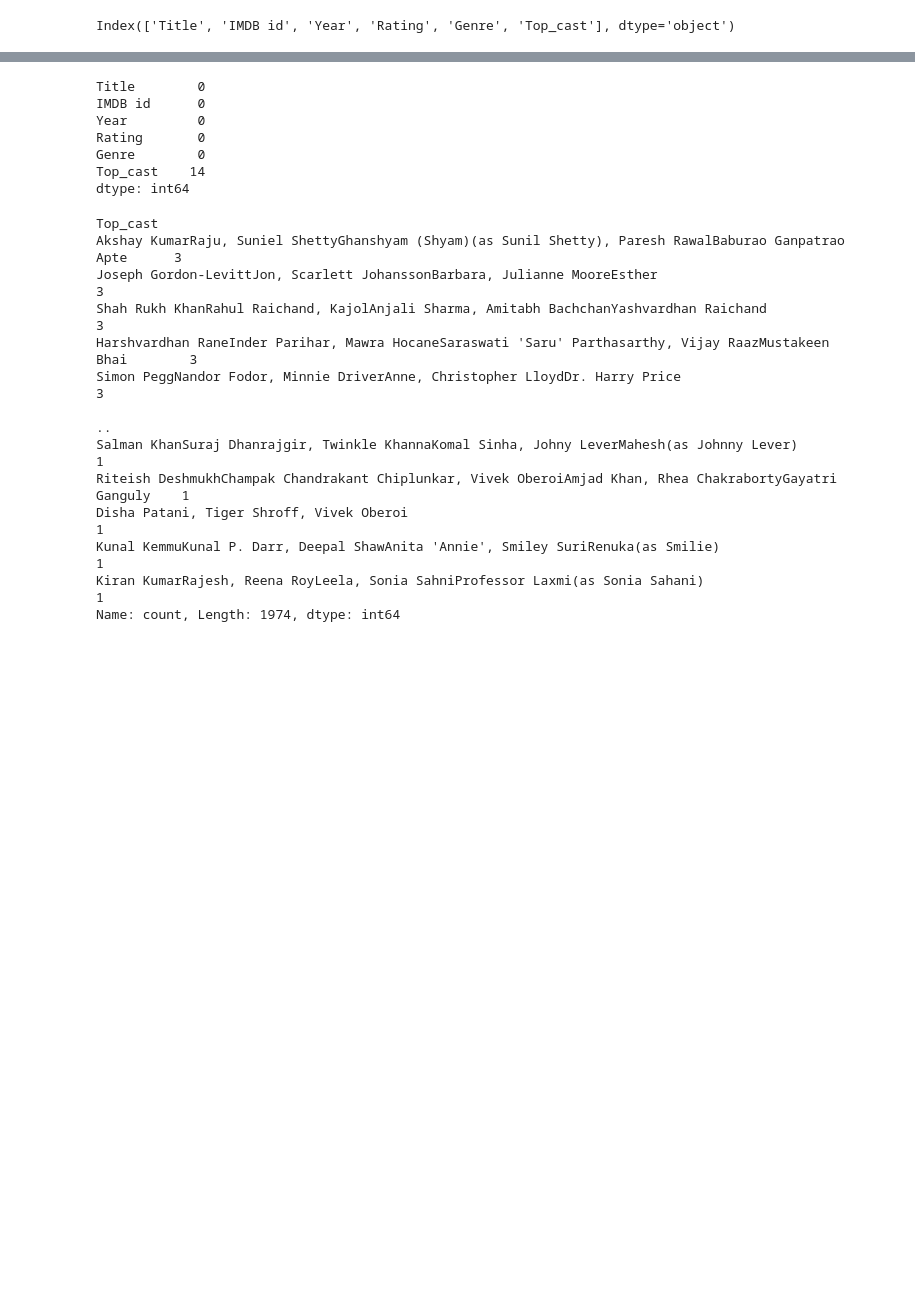
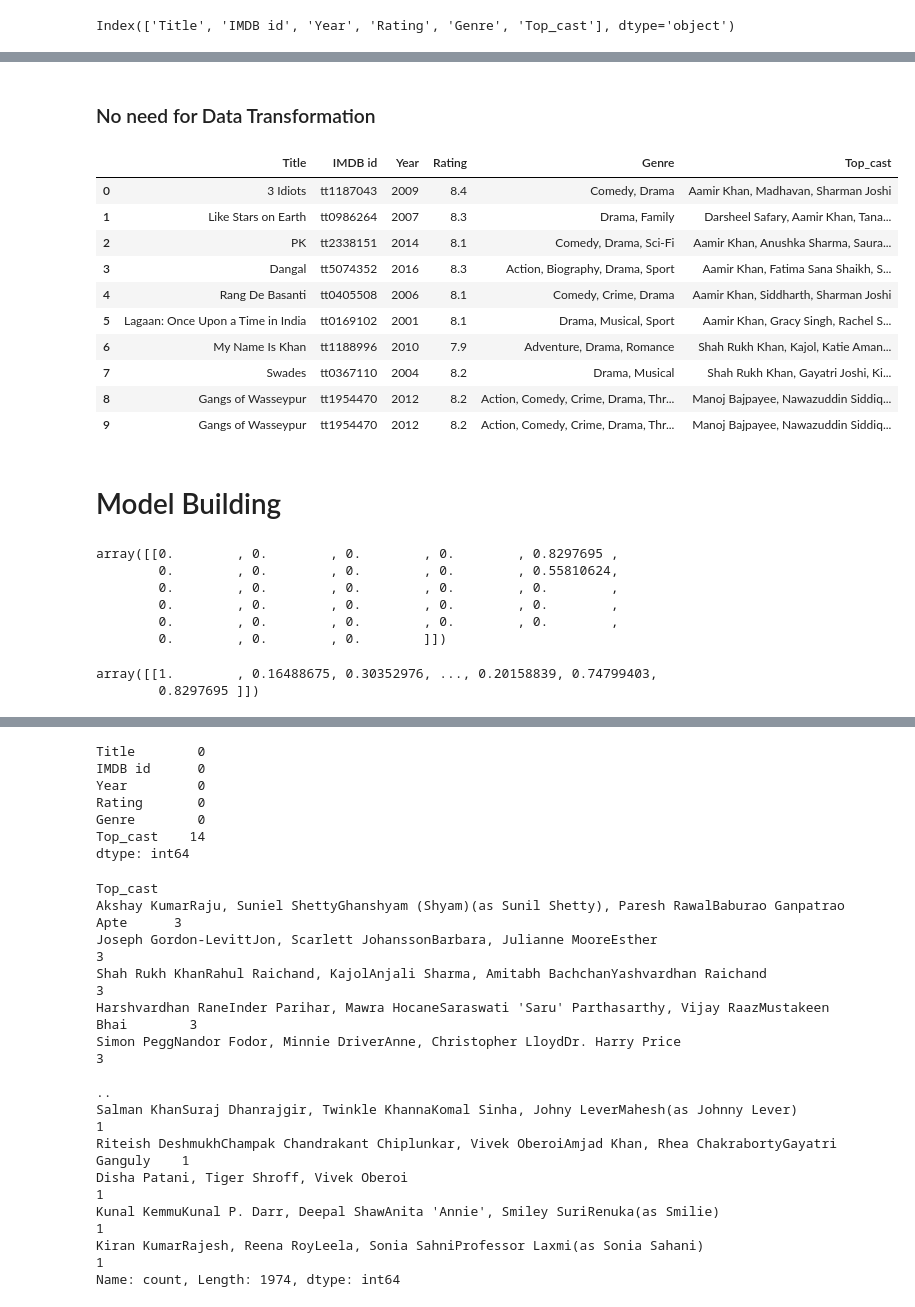
Before and after one commit to chandan101989/Movie-Recommendation-Engine, a Jupyter notebook: Multimedia_Recomendation.ipynb, the cells around one changed output, grey strips where cells are left out. Drawn from its saved outputs; the diff is of its cells as text; code cells hidden in the pictures; blank space fills up the shorter version.

```diff
--- a/Multimedia_Recomendation.ipynb
+++ b/Multimedia_Recomendation.ipynb
@@ -45,0 +116,2 @@ dtype: int64
+# %%
+movie_info["Year"]=movie_info["Year"].astype('int')
@@ -45,0 +128,18 @@ dtype: int64
+# %% [markdown]
+### No need for Data Transformation
+# %%
+movie_info.head(10)
+# %% [output]
+|  | Title | IMDB id | Year | Rating | Genre | Top_cast |
+| 0 | 3 Idiots | tt1187043 | 2009 | 8.4 | Comedy, Drama | Aamir Khan, Madhavan, Sharman Joshi |
+| 1 | Like Stars on Earth | tt0986264 | 2007 | 8.3 | Drama, Family | Darsheel Safary, Aamir Khan, Tana... |
+| 2 | PK | tt2338151 | 2014 | 8.1 | Comedy, Drama, Sci-Fi | Aamir Khan, Anushka Sharma, Saura... |
+| 3 | Dangal | tt5074352 | 2016 | 8.3 | Action, Biography, Drama, Sport | Aamir Khan, Fatima Sana Shaikh, S... |
+| 4 | Rang De Basanti | tt0405508 | 2006 | 8.1 | Comedy, Crime, Drama | Aamir Khan, Siddharth, Sharman Joshi |
+| 5 | Lagaan: Once Upon a Time in India | tt0169102 | 2001 | 8.1 | Drama, Musical, Sport | Aamir Khan, Gracy Singh, Rachel S... |
+| 6 | My Name Is Khan | tt1188996 | 2010 | 7.9 | Adventure, Drama, Romance | Shah Rukh Khan, Kajol, Katie Aman... |
+| 7 | Swades | tt0367110 | 2004 | 8.2 | Drama, Musical | Shah Rukh Khan, Gayatri Joshi, Ki... |
+| 8 | Gangs of Wasseypur | tt1954470 | 2012 | 8.2 | Action, Comedy, Crime, Drama, Thr... | Manoj Bajpayee, Nawazuddin Siddiq... |
+| 9 | Gangs of Wasseypur | tt1954470 | 2012 | 8.2 | Action, Comedy, Crime, Drama, Thr... | Manoj Bajpayee, Nawazuddin Siddiq... |
+# %% [markdown]
+# Model Building
@@ -45,0 +153,15 @@ dtype: int64
+# %%
+vectors[0].toarray()
+# %% [output]
+array([[0.        , 0.        , 0.        , 0.        , 0.8297695 ,
+        0.        , 0.        , 0.        , 0.        , 0.55810624,
+        0.        , 0.        , 0.        , 0.        , 0.        ,
+        0.        , 0.        , 0.        , 0.        , 0.        ,
+        0.        , 0.        , 0.        , 0.        , 0.        ,
+        0.        , 0.        , 0.        ]])
+# %%
+sim_distance = linear_kernel(vectors[0],vectors)
+sim_distance
+# %% [output]
+array([[1.        , 0.16488675, 0.30352976, ..., 0.20158839, 0.74799403,
+        0.8297695 ]])
```
Also changed, not shown: parts of 27 cells of this notebook.
